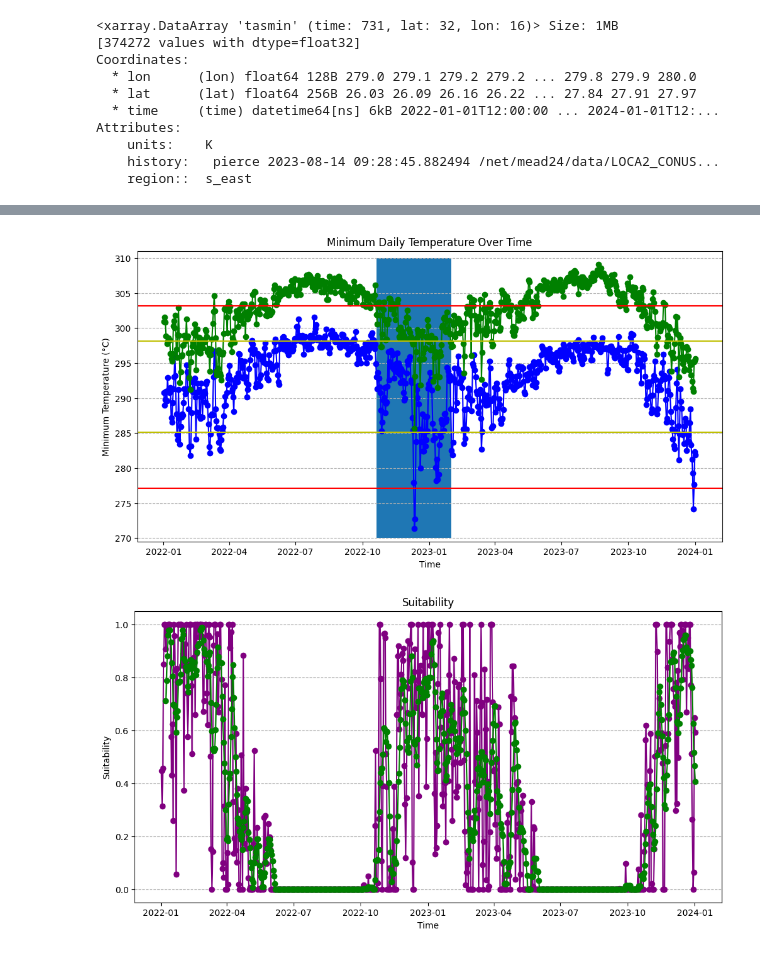
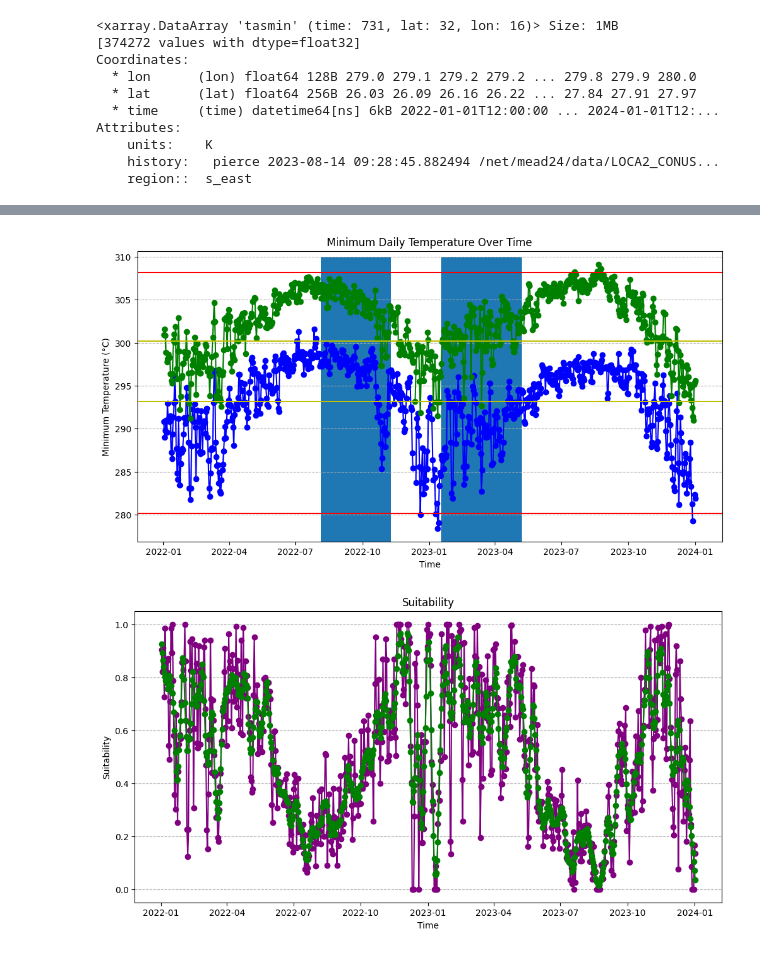
Before and after one commit to stereowrench/crop-models, a Jupyter notebook: Crop Simulations.ipynb, the cells around one changed output, grey strips where cells are left out. Cells and saved outputs as stored; diff of their text form; code cells hidden in the pictures.

Commit message:
more crop modeling

```diff
--- a/Crop Simulations.ipynb
+++ b/Crop Simulations.ipynb
@@ -79,6 +81,7 @@ ecocrop_df = pd.read_csv(ecocrop_file, encoding='latin-1')
 
 # Select your crop of interest (replace 'Maize' with your desired crop)
 crop_name = 'Allium cepa'
+crop_name= "Lycopersicon esculentum"
 # crop_name = "Vigna unguiculata"
 crop = ecocrop_df[ecocrop_df['ScientificName'] == crop_name]
 
@@ -190,11 +195,20 @@ def calculate_suitability(tasmin, tasmax, tmin, tmax, topt_min, topt_max, frost_
 # %%
-# loca_tas = (loca_tasmin + loca_tasmax) / 2
+# Define a threshold for outlier detection (e.g., 3 standard deviations)
+z_threshold = 3
+
+# Calculate z-scores for tasmin and tasmax
+tasmin_zscores = (loca_tasmin - loca_tasmin.mean(dim='time')) / loca_tasmin.std(dim='time')
+tasmax_zscores = (loca_tasmax - loca_tasmax.mean(dim='time')) / loca_tasmax.std(dim='time')
+
+# Mask outliers based on z-score threshold
+loca_tasmin_smoothed = loca_tasmin.where(np.abs(tasmin_zscores) < z_threshold)
+loca_tasmax_smoothed = loca_tasmax.where(np.abs(tasmax_zscores) < z_threshold)
 # %%
 # Calculate daily suitability for the entire LOCA dataset using apply_ufunc
 frost_tolerance = 0
 daily_suitability = xr.apply_ufunc(
     calculate_suitability,
-    loca_tasmin, loca_tasmax, tmin, tmax, topt_min, topt_max, frost_tolerance,
+    loca_tasmin_smoothed, loca_tasmax_smoothed, tmin, tmax, topt_min, topt_max, frost_tolerance,
     input_core_dims=[["time"], ["time"], [], [], [], [], []],  # Specify that these are scalars
     output_core_dims=[["time"]],  # Output is a single value per input
     vectorize=True,  # Optimize for speed
@@ -216,6 +248,10 @@ for window_size in range(int(gmin), int(gmax) + 1, 10):
     # season_suitability = daily_suitability.rolling(time=window_size, min_periods=window_size, center=False).mean()
     # season_suitability = daily_suitability[::-1].rolling(time=window_size, min_periods=window_size, center=True).mean()[::-1]
     season_suitability = daily_suitability.rolling(time=7, min_periods=7).mean()
+    # alpha=0.3
+    # span=10
+    # season_suitability = daily_suitability.rolling_exp(time=span, window_type="span").mean()
+
 
     # Slice out the original data's suitability after the circular rolling
     growing_season_suitability[window_size] = season_suitability
@@ -247,7 +283,7 @@ for window_size, suitability in growing_season_suitability.items():
     # Get all suitable dates (above threshold)
     suitability = suitability.isel(lat=lat,lon=lon)
     # print(suitability.time)
-    suitable_dates = suitability.where(suitability > 0).dropna(dim='time')
+    suitable_dates = suitability.where(suitability > 0.2).dropna(dim='time')
     # print(suitability.isel(lat=lat,lon=lon).dropna(dim="time"))
     # Group consecutive dates into ranges
     ranges = []
@@ -262,8 +298,7 @@ for window_size, suitability in growing_season_suitability.items():
         ds = dates[0]
         de = dates[-1]
         days = (de - ds).days
-        if window_size == 105:
-            print(days)
+
 
         # ds = dates[0] + pd.Timedelta(-window_size/2, "d")
         # de = dates[-1] + pd.Timedelta(-window_size/2, "d")
@@ -275,7 +310,7 @@ for window_size, suitability in growing_season_suitability.items():
             pass
         else:
             if days >= window_size:
-                ranges.append([ds, de - pd.Timedelta(window_size, "d")])
+                ranges.append([ds, de - pd.Timedelta(window_size - 7, "d")])
 
     optimal_planting_ranges[window_size] = ranges
 # %% [output]
@@ -298,40 +328,40 @@ from matplotlib.patches import Rectangle
 # ... (Assuming you have your 'tasmin' DataArray loaded)
 
 # Extract time values (if not already a datetime index)
-ltime_values = loca_tasmin.isel(lat=lat,lon=lon).time.values
-ltemp_values = loca_tasmin.isel(lat=lat,lon=lon).values
+ltime_values = loca_tasmin_smoothed.isel(lat=lat,lon=lon).time.values
+ltemp_values = loca_tasmin_smoothed.isel(lat=lat,lon=lon).values
 
-utime_values = loca_tasmax.isel(lat=lat,lon=lon).time.values
-utemp_values = loca_tasmax.isel(lat=lat,lon=lon).values
+utime_values = loca_tasmax_smoothed.isel(lat=lat,lon=lon).time.values
+utemp_values = loca_tasmax_smoothed.isel(lat=lat,lon=lon).values
 
 # print(temp_values)
 
 # Create the plot
 plt.figure(figsize=(12, 6))
 plt.plot(ltime_values, ltemp_values, marker='o', linestyle='-', color='blue')
 plt.plot(utime_values, utemp_values, marker='o', linestyle='-', color='green')
 plt.axhline(y = tmin + 273.15, color = 'r', linestyle = '-')
 plt.axhline(y = tmax + 273.15, color = 'r', linestyle = '-')
 plt.axhline(y = topt_min + 273.15, color = 'y', linestyle = '-')
 plt.axhline(y = topt_max + 273.15, color = 'y', linestyle = '-')
 
 ax = plt.gca()
 
-for dates in optimal_planting_ranges[105]:
+for dates in optimal_planting_ranges[70]:
     [d1,d2] = dates
     ax.add_patch(Rectangle((d1, 270), d2-d1, 310-270))
 
 
 # Add labels and title
 plt.title('Minimum Daily Temperature Over Time')
 plt.xlabel('Time')
 plt.ylabel('Minimum Temperature (°C)')  # Assuming tasmin is in Celsius; change if necessary
 plt.grid(axis='y', linestyle='--')
 
 # Show the plot
 plt.show()
 # %% [output]
-[figure, old version]
+[figure, new version]
 # %%
 n_repeats = 2
 
@@ -350,7 +380,7 @@ n_repeats = 2
 #     coords={"time": new_times, "lat": daily_suitability.lat, "lon": daily_suitability.lon},  # Use new time coordinates
 #     dims=["time", "lat", "lon"],
 # )
-window_size = 105
+window_size = 70
 plt.figure(figsize=(12, 6))
 plt.plot(daily_suitability.isel(lat=lat,lon=lon).time.values, daily_suitability.isel(lat=lat,lon=lon), marker='o', linestyle='-', color='purple')
 # plt.plot(daily_suitability.isel(lat=lat,lon=lon).time.values, daily_suitability.isel(lat=lat,lon=lon), marker='o', linestyle='-', color='purple')
@@ -365,4 +395,4 @@ plt.grid(axis='y', linestyle='--')
 # Show the plot
 plt.show()
 # %% [output]
-[figure, old version]
+[figure, new version]
```
Also changed, not shown: parts of 7 cells of this notebook.
